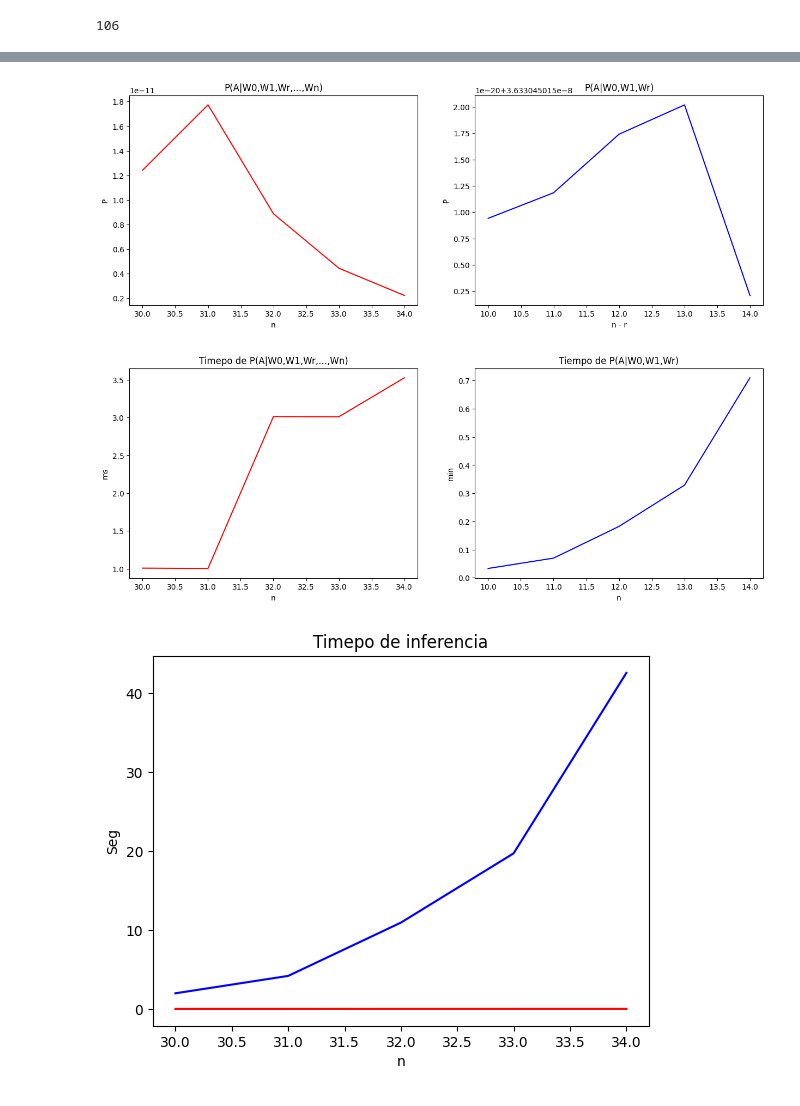
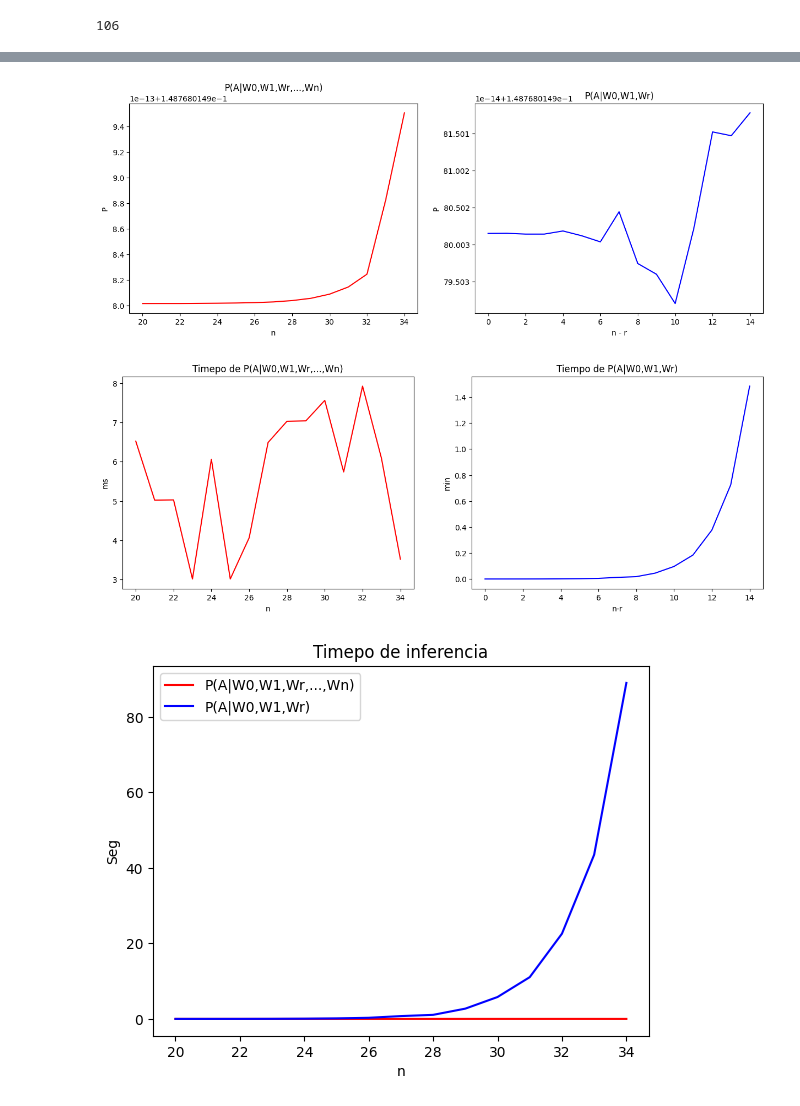
Before and after one commit to robertorys/Tesis, a Jupyter notebook: Test_mib_v2_3_1.ipynb, the cells around one changed output, grey strips where cells are left out. Saved outputs shown, nothing was run; the diff lists cells and outputs as text; code cells hidden in the pictures.

```diff
--- a/Test_mib_v2_3_1.ipynb
+++ b/Test_mib_v2_3_1.ipynb
@@ -1143,23 +1143,22 @@ PT_A.print_table()
 vocab_inter = vocab_test & autor_vocabulario
 vocab_dif = autor_vocabulario - vocab_test
 
-# print(len(vocab_inter))
-# print(len(vocab_dif))
 nuevo_vocab = vocab_inter.copy()
 
-for i in range(10):
-    nuevo_vocab.add(vocab_dif.pop())
+#for i in range(10):
+#    nuevo_vocab.add(vocab_dif.pop())
 
 print(len(nuevo_vocab))
 print(len(vocab_dif))
 
 ps_rn = []
 t_ps_rn = []
+t_ps_rn_mp = []
 ps_n = []
 t_ps_n = []
 xn_p = []
 df_train_T = df_train.copy()
-for i in range(5):
+for i in range(15):
     xn_p.append(len(nuevo_vocab))
     df_train_T['nuevo_texto'] = df_train_T.texto.str.split().\
         apply(lambda texto: [w for w in texto if w in nuevo_vocab]).\
@@ -1244,10 +1243,14 @@ for i in range(5):
 
     inicio = time.time()
     # p = Q_PATW.Query_lg(vars=tuple([A]), indep = indep_wi, vars_values = tuple(['jean de la fontaine']), indep_values = values_iwi)
-    # p = Q_PATW.Query(vars=tuple([A]), indep = indep_wi, indep_values = values_iwi)
-    p = Q_PATW.Query_mp(vars=tuple([A]), indep = indep_wi, indep_values = values_iwi, lote_n=20000, procces_n=20)
+    p = Q_PATW.Query_mp(vars=tuple([A]), indep = indep_wi, indep_values = values_iwi, lote_n=10000, procces_n=8)
     fin = time.time()
     ps_rn.append(p)
+    t_ps_rn_mp.append(fin - inicio)
+
+    inicio = time.time()
+    p = Q_PATW.Query(vars=tuple([A]), indep = indep_wi, indep_values = values_iwi)
+    fin = time.time()
     t_ps_rn.append(fin - inicio)
 
     print("n-r = {}".format(len(nuevo_vocab) - 20))
@@ -1312,34 +1310,35 @@ axs[1].set_xlabel("n - r")
 axs[1].set_ylabel("P")
 plt.show()
 # %% [output]
-[figure, old version]
+[figure, new version]
 # %%
 fig, axs = plt.subplots(1, 2)
 fig.set_size_inches(15,5)
 
 axs[0].plot(xn_p, [t * 1000 for t in t_ps_n], color = 'r',label = "Como decisión")
 axs[0].set_title("Timepo de P(A|W0,W1,Wr,...,Wn)")
 axs[0].set_xlabel("n")
 axs[0].set_ylabel("ms")
 
 
 axs[1].plot([n-20 for n in xn_p], [t/60 for t in t_ps_rn], color = 'b', label = "Con división")
 axs[1].set_title("Tiempo de P(A|W0,W1,Wr)")
-axs[1].set_xlabel("n")
+axs[1].set_xlabel("n-r")
 axs[1].set_ylabel("min")
 plt.show()
 # %% [output]
-[figure, old version]
+[figure, new version]
 # %%
-fig, axs = plt.subplots()
+fig, ax = plt.subplots()
 
-axs.plot(xn_p, t_ps_n, color = 'r',label = "P(A|W0,W1,Wr,...,Wn)")
-axs.plot(xn_p, t_ps_rn, color = 'b', label = "P(A|W0,W1,Wr)")
+ax.plot(xn_p, t_ps_n, color = 'r', label = 'P(A|W0,W1,Wr,...,Wn)')
+ax.plot(xn_p, t_ps_rn, color = 'b', label = 'P(A|W0,W1,Wr)')
 
-axs.set_title("Timepo de inferencia")
-axs.set_xlabel("n")
-axs.set_ylabel("Seg")
+ax.set_title("Timepo de inferencia")
+ax.set_xlabel("n")
+ax.set_ylabel("Seg")
+ax.legend()
 
 plt.show()
 # %% [output]
-[figure, old version]
+[figure, new version]
```
Also changed, not shown: parts of 5 cells of this notebook, 2 other files.
